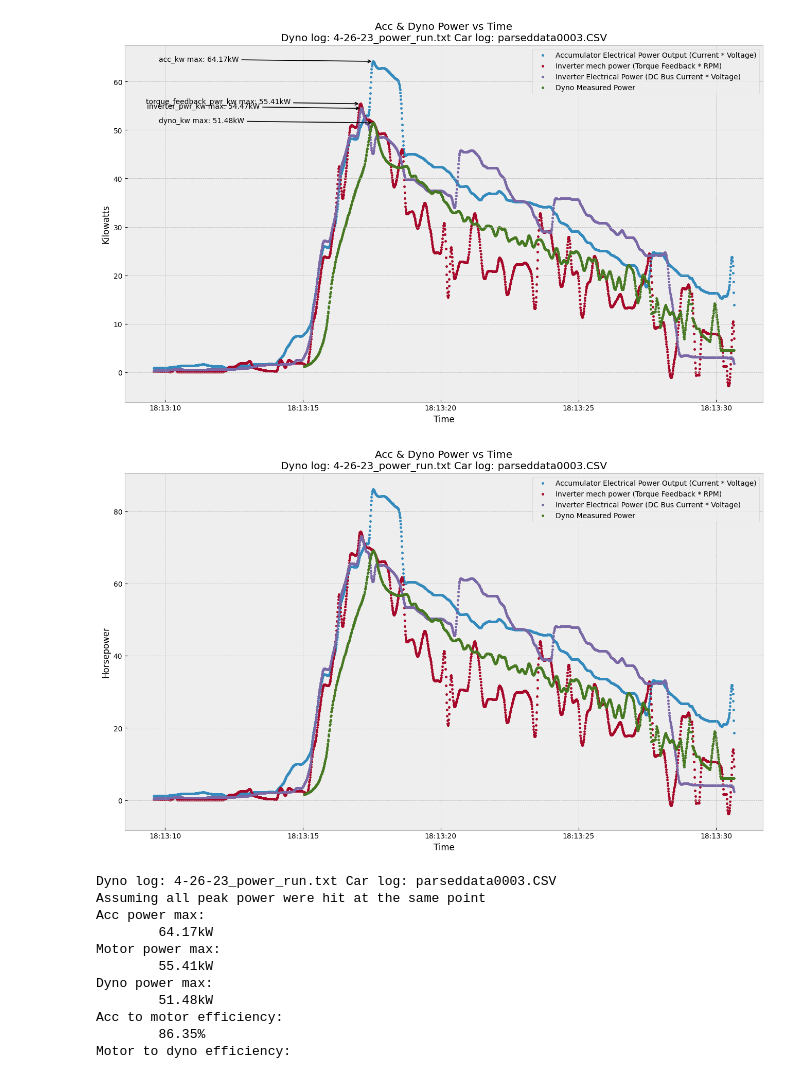
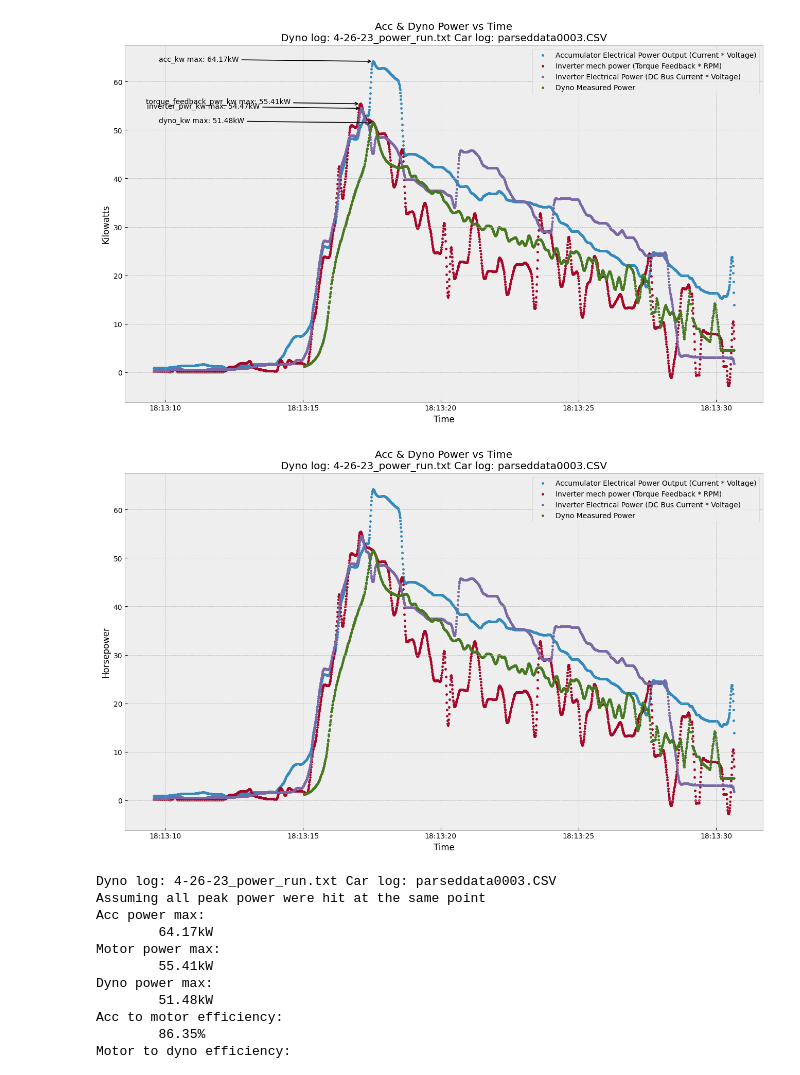
Before and after one commit to KSU-MS/python-data-analysis, a Jupyter notebook: motor_power_graphs.ipynb, the cells around one changed output. Drawn from its saved outputs; the diff is of its cells as text; code cells hidden in the pictures.

```diff
--- a/motor_power_graphs.ipynb
+++ b/motor_power_graphs.ipynb
@@ -145,14 +145,15 @@ plt.show()
 carfile = (os.path.basename(log_paths[log_index][1]))
 
 vehicle_log = pd.read_csv(log_paths[log_index][1])
-
+print(list(vehicle_log))
 # remove df cols we dont care about
 car_log_cols_to_keep = [
     "Time", "D1_Commanded_Torque", "D2_Torque_Feedback", "D2_Motor_Speed",
     "Pack_Current", "Pack_Inst_Voltage", "D4_Iq", "D3_Id",
     "D2_Output_Voltage", "D3_VAB_Vd_Voltage", "D4_VBC_Vq_Voltage",
     "D1_DC_Bus_Voltage","D4_DC_Bus_Current",
-    "D1_Motor_Angle_Electrical",'D2_Flux_Weakening_Output']
+    "D1_Motor_Angle_Electrical",'D2_Flux_Weakening_Output',
+    'D3_Motor_Temperature']
 
 vehicle_log = vehicle_log[car_log_cols_to_keep]
 
@@ -176,6 +177,7 @@ print(str(cutoff)+"Hz")
 b, a = butter(order, cutoff / (fs / 2), btype='low')
 
 # Apply filtfilt to the 'Value' column
+vehicle_log['D3_Motor_Temperature'] = filtfilt(b,a,vehicle_log['D3_Motor_Temperature'])
 vehicle_log['smooth_trq'] = filtfilt(b, a, vehicle_log['D2_Torque_Feedback'])
 vehicle_log["acc_kw"] = filtfilt(b, a, vehicle_log['kw'])
 vehicle_log["smooth_rpm"] = filtfilt(b, a, vehicle_log['D2_Motor_Speed'])
@@ -600,25 +603,25 @@ Column: dyno_kw Xmax: 2023-04-26 18:13:17.550000 Ymax: 51.4765100671141 Units: k
 # %%
 fig, ax = plt.subplots(figsize=(16,9))
 kw_to_hp = 1.34102
-ax.scatter(combined_df.index,combined_df['acc_kw']*kw_to_hp,label='Accumulator Electrical Power Output (Current * Voltage)',marker='.')
-ax.scatter(combined_df.index,combined_df['torque_feedback_pwr_kw']*kw_to_hp,marker='.',label='Inverter mech power (Torque Feedback * RPM)')
+ax.scatter(combined_df.index,combined_df['acc_kw'],label='Accumulator Electrical Power Output (Current * Voltage)',marker='.')
+ax.scatter(combined_df.index,combined_df['torque_feedback_pwr_kw'],marker='.',label='Inverter mech power (Torque Feedback * RPM)')
 # ax.scatter(combined_df.index,combined_df['motor_power_kt_calc'],marker='.',label='Calc mech power (calc Torque  * RPM)')
-ax.scatter(combined_df.index,combined_df['inverter_pwr_kw']*kw_to_hp,marker='.',label='Inverter Electrical Power (DC Bus Current * Voltage)')
-ax.scatter(combined_df.index,combined_df['dyno_kw']*kw_to_hp,label='Dyno Measured Power',marker='.')
+ax.scatter(combined_df.index,combined_df['inverter_pwr_kw'],marker='.',label='Inverter Electrical Power (DC Bus Current * Voltage)')
+ax.scatter(combined_df.index,combined_df['dyno_kw'],label='Dyno Measured Power',marker='.')
 ax.set_ylabel("Horsepower")
 ax.set_xlabel("Time")
 
 cols = [
     'acc_kw','torque_feedback_pwr_kw','inverter_pwr_kw','dyno_kw'
 ]
 # annot_cols(combined_df,cols,ax,"HP")
 
 
 plt.title("Acc & Dyno Power vs Time"+filenames)
 plt.legend(loc="upper right")
 plt.show()
 # %% [output]
-[figure, old version]
+[figure, new version]
 # %%
 def calculate_efficiency(input_value, output_value):
     # print(f"In: {input_value:.2f} Out: {output_value:.2f}")
```
Also changed, not shown: parts of 6 cells of this notebook, 4 other files.
